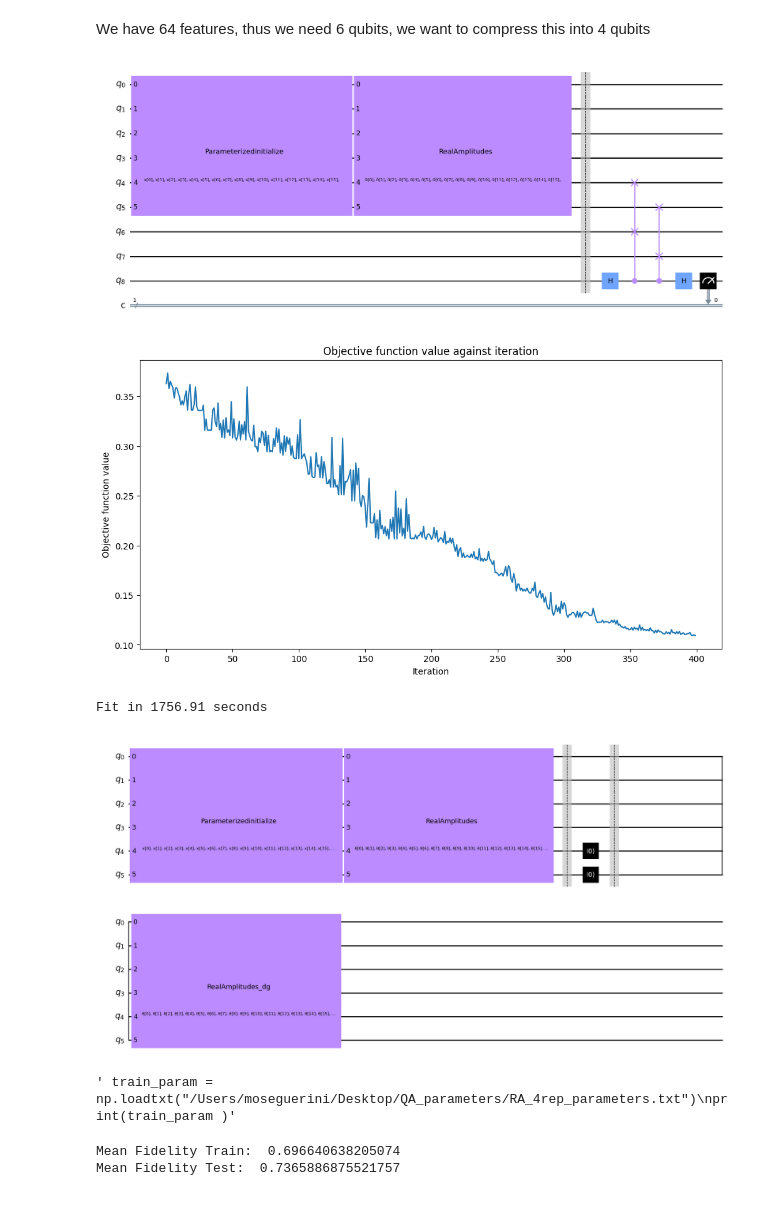
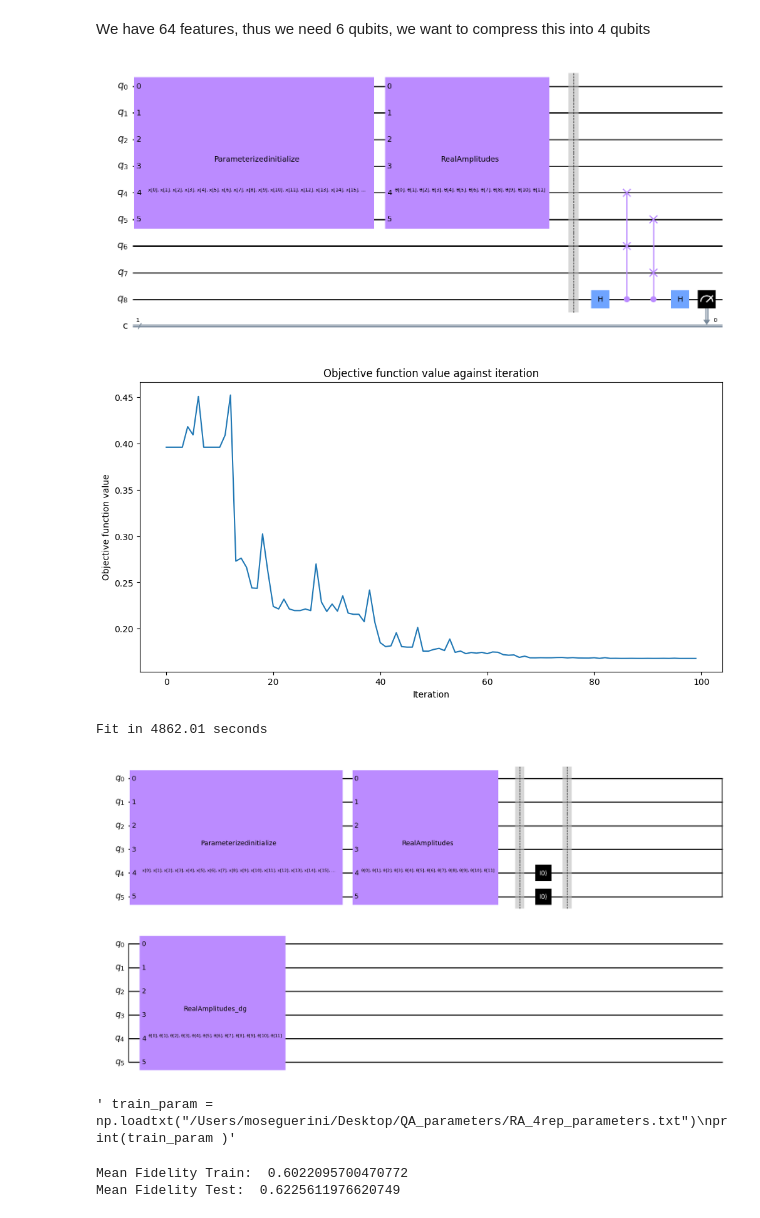
Before and after one commit to MoseGuerini/Quantum-Autoencoder, a Jupyter notebook: Quantum_Autoencoder.ipynb, the cells around one changed output. Cells and saved outputs as stored; diff of their text form; code cells hidden in the pictures.

```diff
--- a/Quantum_Autoencoder.ipynb
+++ b/Quantum_Autoencoder.ipynb
@@ -83,10 +83,10 @@ train_x.shape
 # %%
 #Test only in 1/50 of the dataset
 
-train_x = train_x[::50]
-train_y = train_y[::50]
-test_x = test_x[::50]
-test_y = test_y[::50]
+train_x = train_x[::10]
+train_y = train_y[::10]
+test_x = test_x[::10]
+test_y = test_y[::10]
 
 print(train_x.shape)
 print(train_y.shape)
@@ -102,7 +102,7 @@ Choose between RealAmplitudes or EfficientSU2 for the ansatz
 # %%
 #Define the ansatz and the number of repetitions
 def ansatz(num_qubits):
-    return RealAmplitudes(num_qubits, reps=5)
+    return RealAmplitudes(num_qubits, reps=1)
 # %%
 #Define the ansatz and the number of repetitions
 """ def ansatz(num_qubits):
@@ -141,7 +141,7 @@ qc = qc.compose(ae)
 
 qc.draw("mpl", style='clifford')
 # %% [output]
-[figure, old version]
+[figure, new version]
 # %%
 #interpreter function for the QNN
 def parity(x):
@@ -174,21 +174,21 @@ def cost_func_digits(params_values):
 # %%
 #implementing the optimization
 
-opt = COBYLA(maxiter=400)
+opt = COBYLA(maxiter=100)
 initial_point = algorithm_globals.random.random(ae.num_parameters)
 
 objective_func_vals = []
 
 # make the plot nicer
 plt.rcParams["figure.figsize"] = (12, 6)
 
 start = time.time()
 opt_result = opt.minimize(fun=cost_func_digits, x0 = initial_point)
 elapsed = time.time() - start
 print(f"Fit in {elapsed:0.2f} seconds")
 # %% [output]
-[figure, old version]
+[figure, new version]
-Fit in 1756.91 seconds
+Fit in 4862.01 seconds
 # %%
 # Make the encoder followed by the decoder
 
@@ -204,7 +204,7 @@ test_qc = test_qc.compose(ansatz_qc.inverse())
 
 test_qc.draw('mpl', style='clifford')
 # %% [output]
-[figure, old version]
+[figure, new version]
 # %%
 #import previous trained parameters
 """ train_param = np.loadtxt("/Users/moseguerini/Desktop/QA_parameters/RA_4rep_parameters.txt")
@@ -252,8 +252,8 @@ for image, label in zip(test_x, test_y):
 print('Mean Fidelity Train: ', count_fidelity/count)
 print('Mean Fidelity Test: ', count_fidelity_test/count_test)
 # %% [output]
-Mean Fidelity Train:  0.696640638205074
-Mean Fidelity Test:  0.7365886875521757
+Mean Fidelity Train:  0.6022095700470772
+Mean Fidelity Test:  0.6225611976620749
 # %%
 # Create and save the results in a txt
 
```
Also changed, not shown: parts of 12 cells of this notebook, 3 other files.
